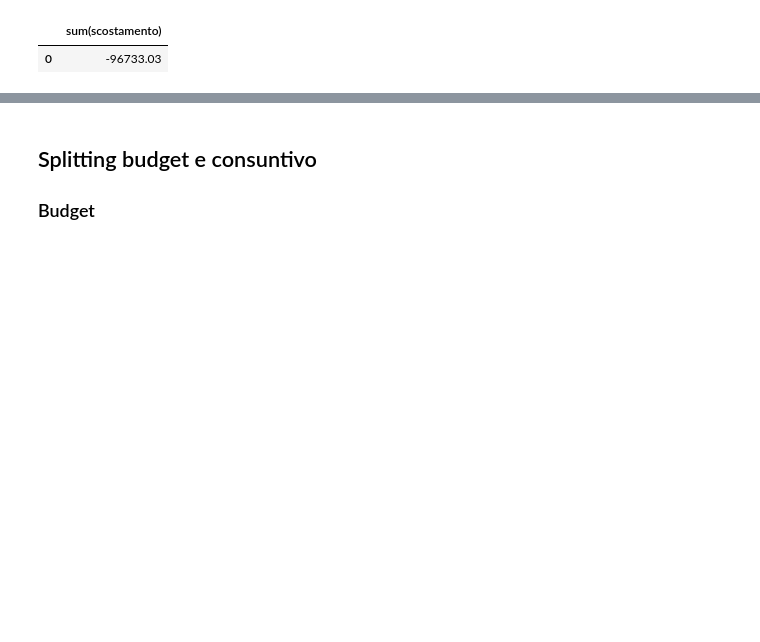
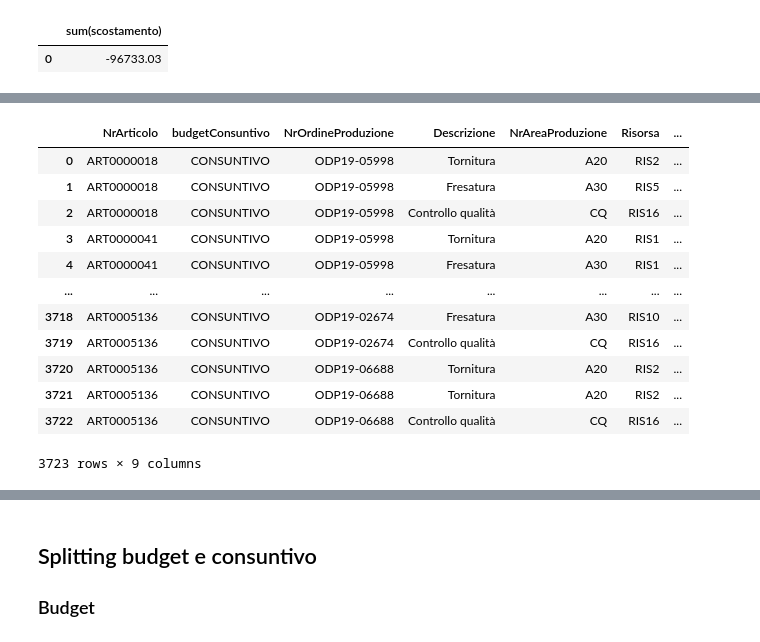
Before and after one commit to VinciGit00/SCGProject, a Jupyter notebook: Datasets/DataElaboration/Granularity.ipynb, the cells around one changed output, grey strips where cells are left out. Saved outputs shown, nothing was run; the diff lists cells and outputs as text; code cells hidden in the pictures; blank space fills up the shorter version.

```diff
--- a/Datasets/DataElaboration/Granularity.ipynb
+++ b/Datasets/DataElaboration/Granularity.ipynb
@@ -572,0 +591,20 @@ tempImpiego+tempPrezzo # scostamento totale remains consistent!!! :)
+# %%
+impiegoConsuntivo = sqldf("SELECT DISTINCT * FROM dfImpiegoRisorse WHERE budgetConsuntivo = 'CONSUNTIVO' or budgetConsuntivo = 'Consuntivo'")
+impiegoConsuntivo  = sqldf('''SELECT DISTINCT i.NrArticolo,i.budgetConsuntivo,i.NrOrdineProduzione,i.Descrizione,i.NrAreaProduzione,i.Risorsa,i.QuantitydiOutput,i.TempoRisorsa,c.CostoOrario
+FROM impiegoConsuntivo as i join dfCostoOrarioConsuntivo as c
+on c.AreaProduzione = i.NrAreaProduzione and c.Risorsa = i.Risorsa''')
+impiegoConsuntivo
+# %% [output]
+|  | NrArticolo | budgetConsuntivo | NrOrdineProduzione | Descrizione | NrAreaProduzione | Risorsa | ... |
+| 0 | ART0000018 | CONSUNTIVO | ODP19-05998 | Tornitura | A20 | RIS2 | ... |
+| 1 | ART0000018 | CONSUNTIVO | ODP19-05998 | Fresatura | A30 | RIS5 | ... |
+| 2 | ART0000018 | CONSUNTIVO | ODP19-05998 | Controllo qualità | CQ | RIS16 | ... |
+| 3 | ART0000041 | CONSUNTIVO | ODP19-05998 | Tornitura | A20 | RIS1 | ... |
+| 4 | ART0000041 | CONSUNTIVO | ODP19-05998 | Fresatura | A30 | RIS1 | ... |
+| ... | ... | ... | ... | ... | ... | ... | ... |
+| 3718 | ART0005136 | CONSUNTIVO | ODP19-02674 | Fresatura | A30 | RIS10 | ... |
+| 3719 | ART0005136 | CONSUNTIVO | ODP19-02674 | Controllo qualità | CQ | RIS16 | ... |
+| 3720 | ART0005136 | CONSUNTIVO | ODP19-06688 | Tornitura | A20 | RIS2 | ... |
+| 3721 | ART0005136 | CONSUNTIVO | ODP19-06688 | Tornitura | A20 | RIS2 | ... |
+| 3722 | ART0005136 | CONSUNTIVO | ODP19-06688 | Controllo qualità | CQ | RIS16 | ... |
+3723 rows × 9 columns
```
Also changed, not shown: parts of 24 cells of this notebook, 1 other file.
